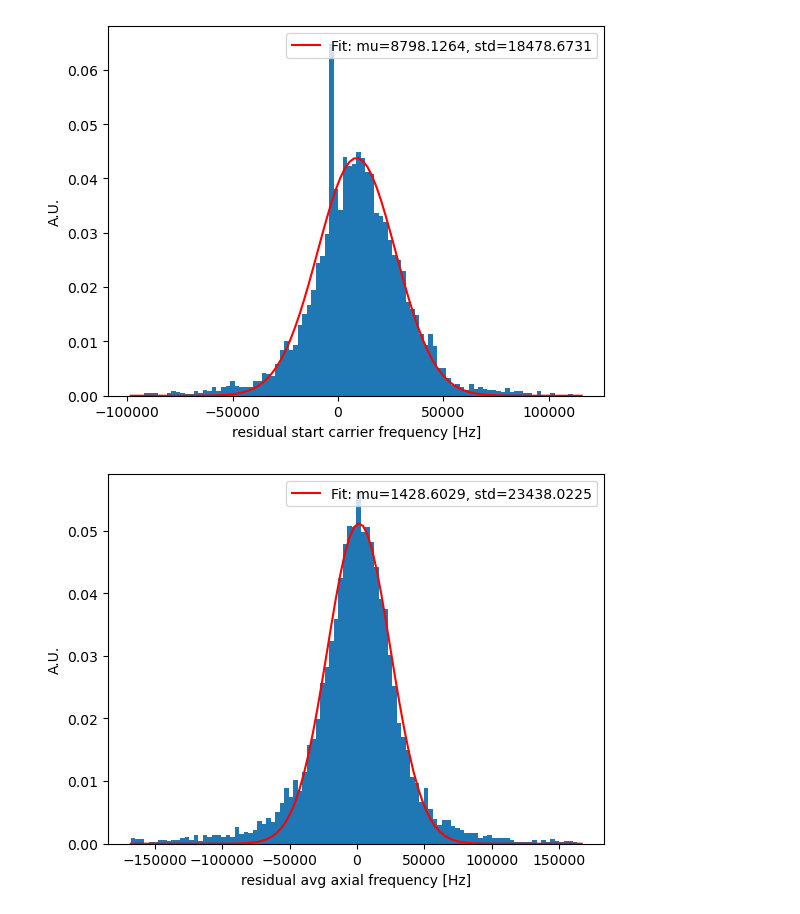
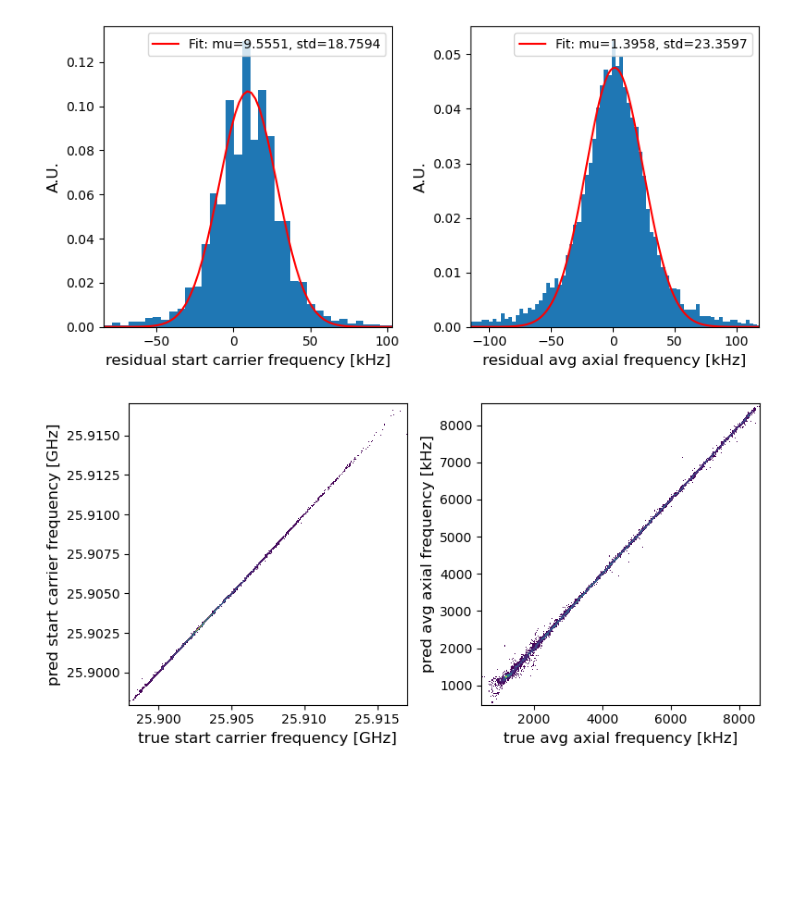
Before and after one commit to chreissel/neutrino_project, a Jupyter notebook: eval.ipynb, the cells around one changed output. Drawn from its saved outputs; the diff is of its cells as text; code cells hidden in the pictures; blank space fills up the shorter version.

Commit message:
Updated plotting.py with most recent version and added example of usage in eval.ipynb

```diff
--- a/eval.ipynb
+++ b/eval.ipynb
@@ -16,5 +13,5 @@ The autoreload extension is already loaded. To reload it, use:
 # %%
-CHECKPOINT = 'runs/input_I_Q__output_carrierfreq_axialfreq__d_model_8_n_layers_4/lightning_logs/iw44cmsi/checkpoints/epoch=67-step=152184.ckpt'
+CHECKPOINT = '/n/holystore01/LABS/iaifi_lab/Lab/creissel/neutrino_mass/trainings/input_I_Q__output_carrierfreq_axialfreq__d_model_8_n_layers_4/lightning_logs/iw44cmsi/checkpoints/epoch=67-step=152184.ckpt'
 # %%
 model = LitS4Model.load_from_checkpoint(CHECKPOINT)
 model = model.to(device)
@@ -53,7 +40,5 @@ for idx, var in enumerate(model.variables):
-# %%
-import matplotlib.pyplot as plt
-for idx, var in enumerate(model.variables):
-    fig = make_resolution(idx, var, true_post, pred_post)
-# %% [output]
-[figure, removed]
-[figure, removed]
+# %%
+f = make_all_plots(model.variables, true_post, pred_post)
+# %% [output]
+[figure, added]
+[figure, added]
```
Also changed, not shown: parts of 4 cells of this notebook, 1 other file.
